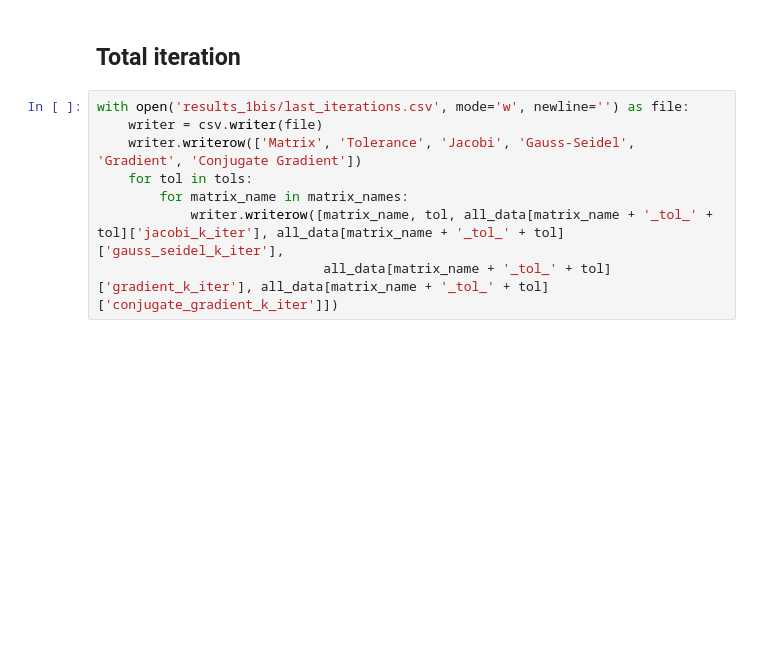
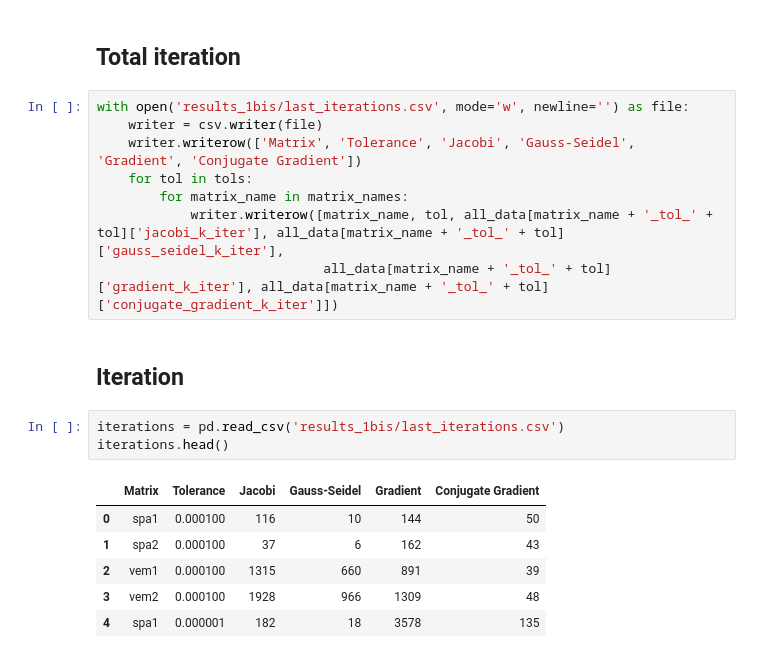
Before and after one commit to simone-vendramini/metodi_calcolo_scientifico, a Jupyter notebook: compare_results_1bis.ipynb, the cells around one changed output. Drawn from its saved outputs; the diff is of its cells as text; blank space fills up the shorter version.

```diff
--- a/compare_results_1bis.ipynb
+++ b/compare_results_1bis.ipynb
@@ -214,3 +215,15 @@ with open('results_1bis/last_iterations.csv', mode='w', newline='') as file:
         for matrix_name in matrix_names:
             writer.writerow([matrix_name, tol, all_data[matrix_name + '_tol_' + tol]['jacobi_k_iter'], all_data[matrix_name + '_tol_' + tol]['gauss_seidel_k_iter'],
                              all_data[matrix_name + '_tol_' + tol]['gradient_k_iter'], all_data[matrix_name + '_tol_' + tol]['conjugate_gradient_k_iter']])
+# %% [markdown]
+## Iteration
+# %%
+iterations = pd.read_csv('results_1bis/last_iterations.csv')
+iterations.head()
+# %% [output]
+|  | Matrix | Tolerance | Jacobi | Gauss-Seidel | Gradient | Conjugate Gradient |
+| 0 | spa1 | 0.000100 | 116 | 10 | 144 | 50 |
+| 1 | spa2 | 0.000100 | 37 | 6 | 162 | 43 |
+| 2 | vem1 | 0.000100 | 1315 | 660 | 891 | 39 |
+| 3 | vem2 | 0.000100 | 1928 | 966 | 1309 | 48 |
+| 4 | spa1 | 0.000001 | 182 | 18 | 3578 | 135 |
```
Also changed, not shown: parts of 4 cells of this notebook, 17 other files.
